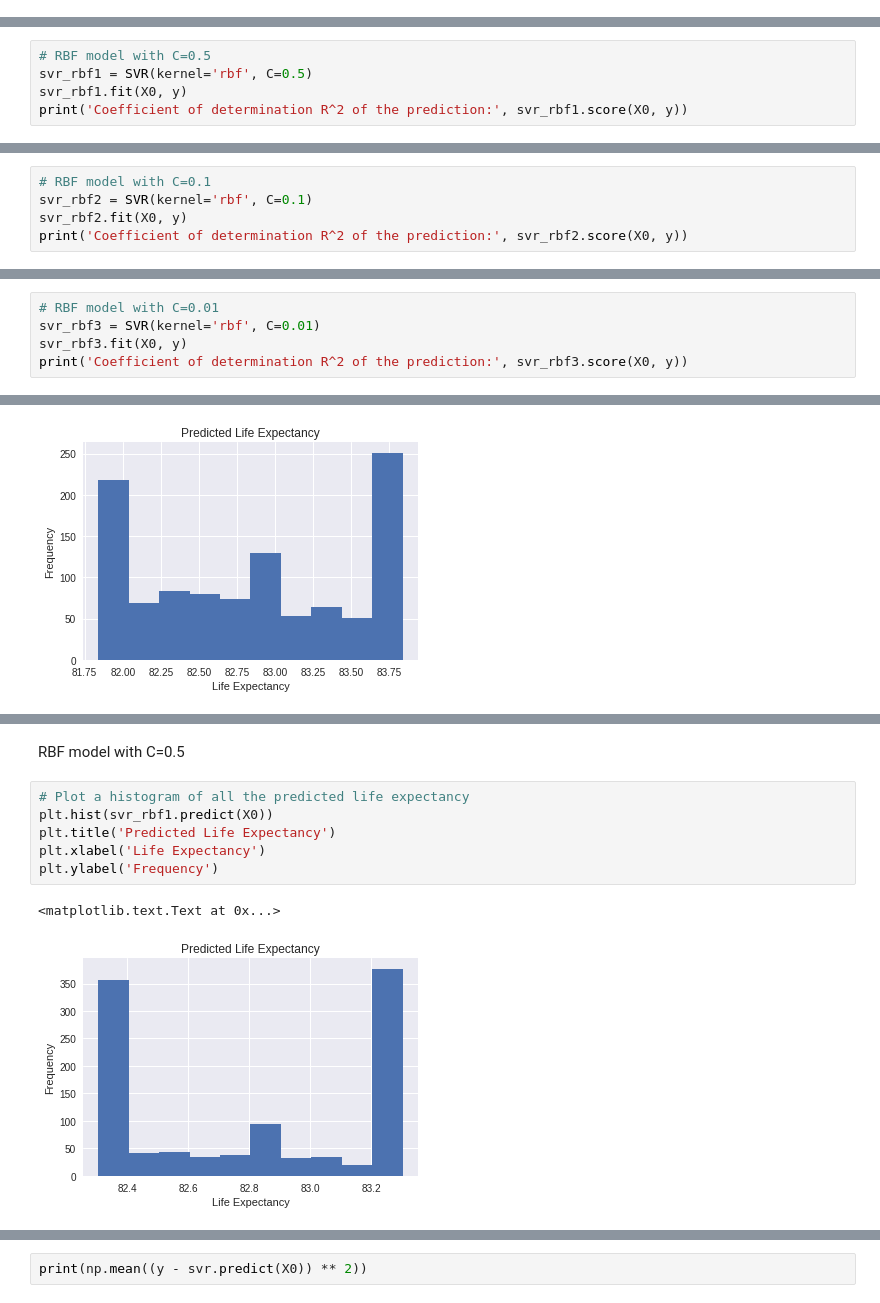
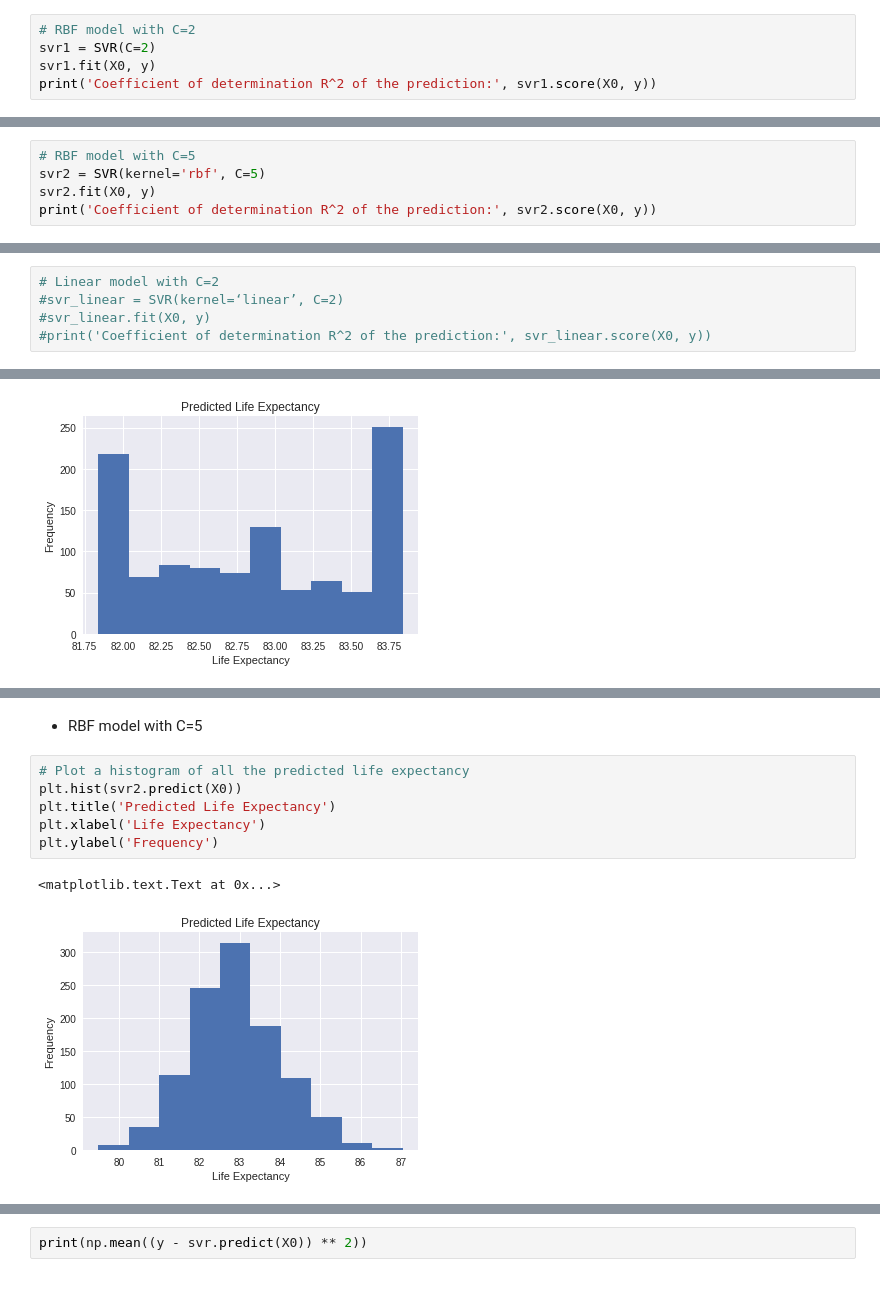
Before and after one commit to anxin16/Capstone-Project-2, a Jupyter notebook: Capstone-Report/Capstone-3.ipynb, the cells around one changed output, grey strips where cells are left out. Drawn from its saved outputs; the diff is of its cells as text.

```diff
--- a/Capstone-Report/Capstone-3.ipynb
+++ b/Capstone-Report/Capstone-3.ipynb
@@ -906,3 +904,8 @@ svr.fit(X0, y)
 print('Coefficient of determination R^2 of the prediction:', svr.score(X0, y))
 # %% [output]
 Coefficient of determination R^2 of the prediction: 0.78348896526
+# %%
+# RBF model with C=2
+svr1 = SVR(C=2)
+svr1.fit(X0, y)
+print('Coefficient of determination R^2 of the prediction:', svr1.score(X0, y))
@@ -909,6 +914,6 @@ Coefficient of determination R^2 of the prediction: 0.78348896526
 # %%
-# RBF model with C=0.5
-svr_rbf1 = SVR(kernel='rbf', C=0.5)
-svr_rbf1.fit(X0, y)
-print('Coefficient of determination R^2 of the prediction:', svr_rbf1.score(X0, y))
+# RBF model with C=5
+svr2 = SVR(kernel='rbf', C=5)
+svr2.fit(X0, y)
+print('Coefficient of determination R^2 of the prediction:', svr2.score(X0, y))
 # %% [output]
@@ -916,5 +921,5 @@ Coefficient of determination R^2 of the prediction: 0.508880532926
 # %%
-# RBF model with C=0.1
-svr_rbf2 = SVR(kernel='rbf', C=0.1)
-svr_rbf2.fit(X0, y)
-print('Coefficient of determination R^2 of the prediction:', svr_rbf2.score(X0, y))
+# Linear model with C=2
+#svr_linear = SVR(kernel=‘linear’, C=2)
+#svr_linear.fit(X0, y)
+#print('Coefficient of determination R^2 of the prediction:', svr_linear.score(X0, y))
@@ -926,7 +929,2 @@ Coefficient of determination R^2 of the prediction: 0.119554155052
 #svr_poly.fit(X0, y)
 #print('Coefficient of determination R^2 of the prediction:', svr_poly.score(X0, y))
-# %%
-# RBF model with C=0.01
-svr_rbf3 = SVR(kernel='rbf', C=0.01)
-svr_rbf3.fit(X0, y)
-print('Coefficient of determination R^2 of the prediction:', svr_rbf3.score(X0, y))
@@ -962,13 +975,13 @@ plt.title('Life Expectancy vs Predicted Life Expectancy')
 # %% [markdown]
-RBF model with C=0.5
+* RBF model with C=5
 # %%
 # Plot a histogram of all the predicted life expectancy
-plt.hist(svr_rbf1.predict(X0))
+plt.hist(svr2.predict(X0))
 plt.title('Predicted Life Expectancy')
 plt.xlabel('Life Expectancy')
 plt.ylabel('Frequency')
 # %% [output]
 <matplotlib.text.Text at 0x...>
-[figure, old version]
+[figure, new version]
 # %%
 # True life expectancy compared to the predicted life expectancy
```
Also changed, not shown: parts of 144 cells of this notebook.
